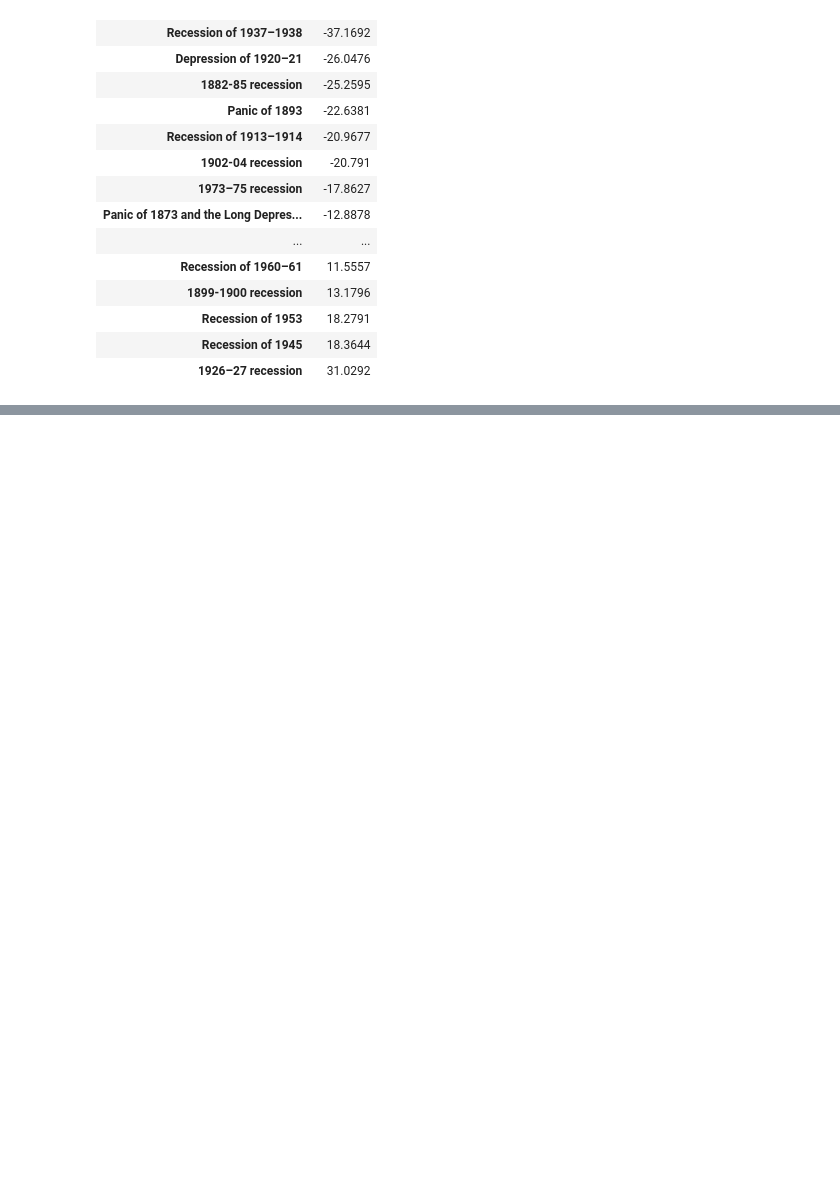
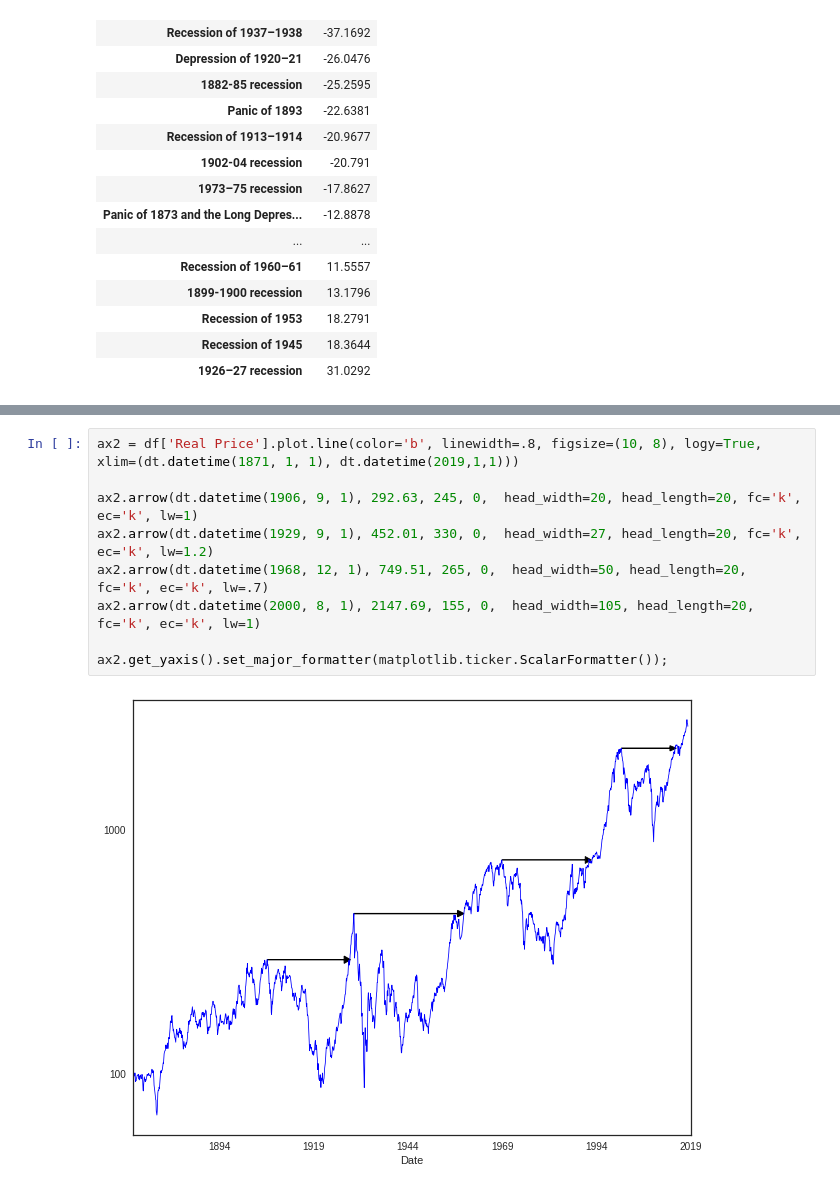
Before and after one commit to LambdaSchool/DS-Unit-1-Sprint-5-Data-Storytelling-Blog-Post, a Jupyter notebook: Data_Storytelling_Project.ipynb, the cells around one changed output, grey strips where cells are left out. Saved outputs shown, nothing was run; the diff lists cells and outputs as text; blank space fills up the shorter version.

```diff
--- a/Data_Storytelling_Project.ipynb
+++ b/Data_Storytelling_Project.ipynb
@@ -679,0 +708,11 @@ df['Real Price'].plot(logy=True)
+# %%
+ax2 = df['Real Price'].plot.line(color='b', linewidth=.8, figsize=(10, 8), logy=True, xlim=(dt.datetime(1871, 1, 1), dt.datetime(2019,1,1)))
+
+ax2.arrow(dt.datetime(1906, 9, 1), 292.63, 245, 0,  head_width=20, head_length=20, fc='k', ec='k', lw=1)
+ax2.arrow(dt.datetime(1929, 9, 1), 452.01, 330, 0,  head_width=27, head_length=20, fc='k', ec='k', lw=1.2)
+ax2.arrow(dt.datetime(1968, 12, 1), 749.51, 265, 0,  head_width=50, head_length=20, fc='k', ec='k', lw=.7)
+ax2.arrow(dt.datetime(2000, 8, 1), 2147.69, 155, 0,  head_width=105, head_length=20, fc='k', ec='k', lw=1)
+
+ax2.get_yaxis().set_major_formatter(matplotlib.ticker.ScalarFormatter());
+# %% [output]
+[figure, added]
```
Also changed, not shown: parts of 34 cells of this notebook.
